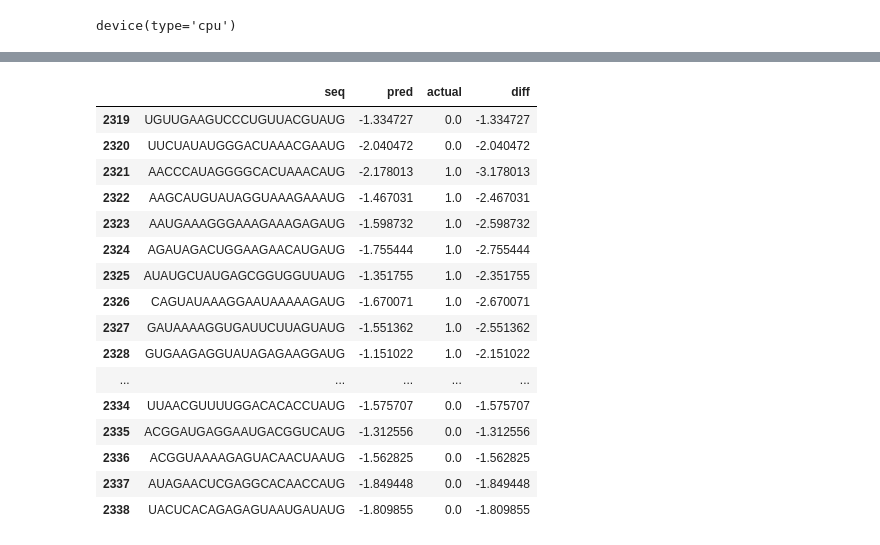
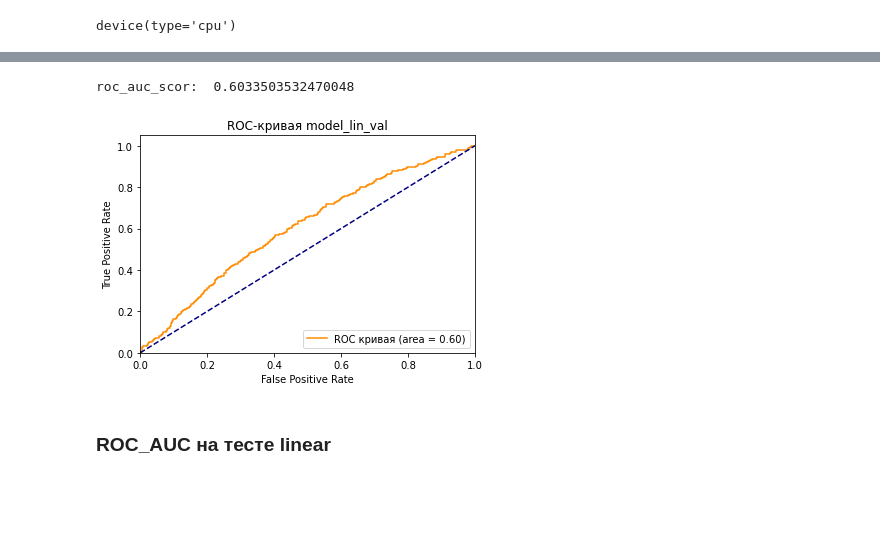
Before and after one commit to Ni-oS/GAN-bacteries, a Jupyter notebook: biN.ipynb, the cells around one changed output, grey strips where cells are left out. Saved outputs shown, nothing was run; the diff lists cells and outputs as text; code cells hidden in the pictures; blank space fills up the shorter version.

Commit message:
bceloss/sigmiod/roc_auc_plot/success

```diff
--- a/biN.ipynb
+++ b/biN.ipynb
@@ -28,7 +17,7 @@ def one_hot_encode(seq):
     Given a DNA sequence, return its one-hot encoding
     """
     # Make sure seq has only allowed bases
-    allowed = set("ACUGN")
+    allowed = set("ACGUN")
     if not set(seq).issubset(allowed):
         invalid = set(seq) - allowed
         raise ValueError(f"Sequence contains chars not in allowed DNA alphabet (ACGTN): {invalid}")
@@ -517,0 +757,20 @@ def quick_8mer_pred(model, oracle):
+# %%
+def graph_roc(df,model):
+    y_true=df["actual"]
+    y_score=df["pred"]
+
+    fpr, tpr, treshold = roc_curve(y_true, y_score)
+    auc_score = roc_auc_score(y_true, y_score)
+    roc_auc = auc(fpr, tpr)
+
+    print("roc_auc_scor: ",auc_score)
+    plt.plot(fpr, tpr, color='darkorange',
+         label='ROC кривая (area = %0.2f)' % roc_auc)
+    plt.plot([0, 1], [0, 1], color='navy', linestyle='--')
+    plt.xlim([0.0, 1.0])
+    plt.ylim([0.0, 1.05])
+    plt.xlabel('False Positive Rate')
+    plt.ylabel('True Positive Rate')
+    plt.title(f'ROC-кривая {model}')
+    plt.legend(loc="lower right")
+    plt.show()
@@ -518,2 +779,5 @@ def quick_8mer_pred(model, oracle):
 # %%
-df = quick_seq_pred(model_lin, oracle.keys(), oracle)
+oracle = dict(val_df[['seq','binary']].values)
+
+
+df1 = quick_seq_pred(model_lin, oracle.keys(), oracle)
@@ -540,20 +784,7 @@ df.head(20)
-# %%
-df.tail(20)
-# %% [output]
-|  | seq | pred | actual | diff |
-| 2319 | UGUUGAAGUCCCUGUUACGUAUG | -1.334727 | 0.0 | -1.334727 |
-| 2320 | UUCUAUAUGGGACUAAACGAAUG | -2.040472 | 0.0 | -2.040472 |
-| 2321 | AACCCAUAGGGGCACUAAACAUG | -2.178013 | 1.0 | -3.178013 |
-| 2322 | AAGCAUGUAUAGGUAAAGAAAUG | -1.467031 | 1.0 | -2.467031 |
-| 2323 | AAUGAAAGGGAAAGAAAGAGAUG | -1.598732 | 1.0 | -2.598732 |
-| 2324 | AGAUAGACUGGAAGAACAUGAUG | -1.755444 | 1.0 | -2.755444 |
-| 2325 | AUAUGCUAUGAGCGGUGGUUAUG | -1.351755 | 1.0 | -2.351755 |
-| 2326 | CAGUAUAAAGGAAUAAAAAGAUG | -1.670071 | 1.0 | -2.670071 |
-| 2327 | GAUAAAAGGUGAUUCUUAGUAUG | -1.551362 | 1.0 | -2.551362 |
-| 2328 | GUGAAGAGGUAUAGAGAAGGAUG | -1.151022 | 1.0 | -2.151022 |
-| ... | ... | ... | ... | ... |
-| 2334 | UUAACGUUUUGGACACACCUAUG | -1.575707 | 0.0 | -1.575707 |
-| 2335 | ACGGAUGAGGAAUGACGGUCAUG | -1.312556 | 0.0 | -1.312556 |
-| 2336 | ACGGUAAAAGAGUACAACUAAUG | -1.562825 | 0.0 | -1.562825 |
-| 2337 | AUAGAACUCGAGGCACAACCAUG | -1.849448 | 0.0 | -1.849448 |
-| 2338 | UACUCACAGAGAGUAAUGAUAUG | -1.809855 | 0.0 | -1.809855 |
+# %%
+graph_roc(df1,"model_lin_val")
+# %% [output]
+roc_auc_scor:  0.6033503532470048
+[figure, added]
+# %% [markdown]
+### ROC_AUC на тесте linear
```
Also changed, not shown: parts of 62 cells of this notebook.
